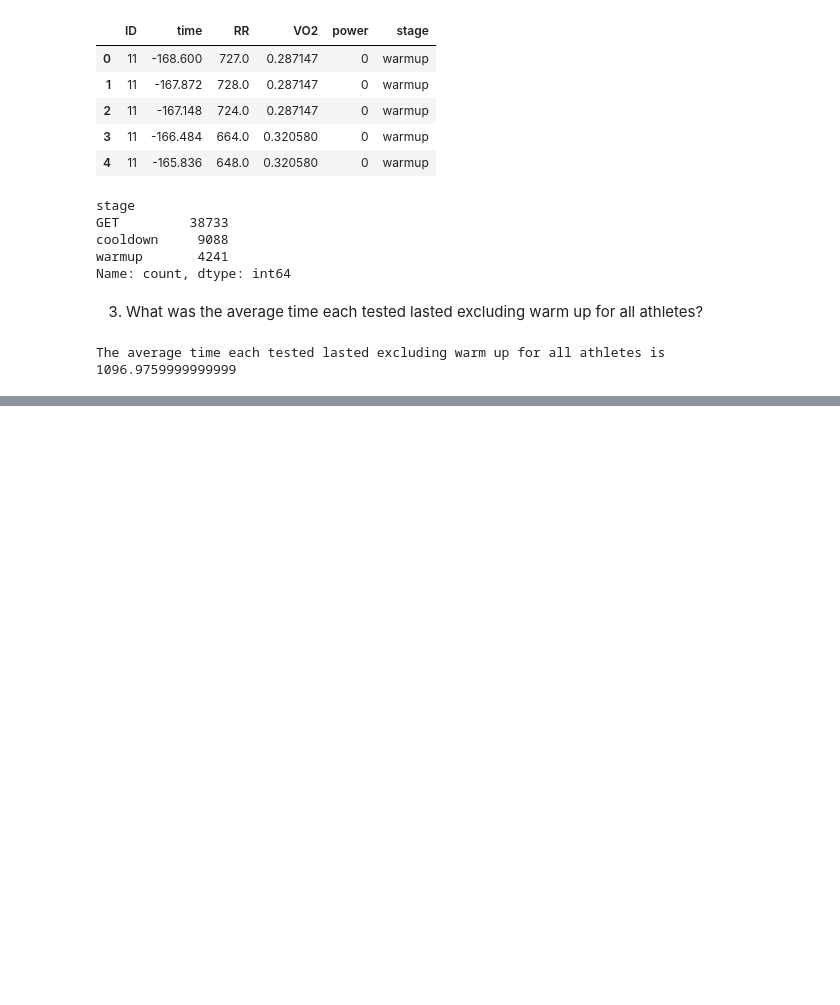
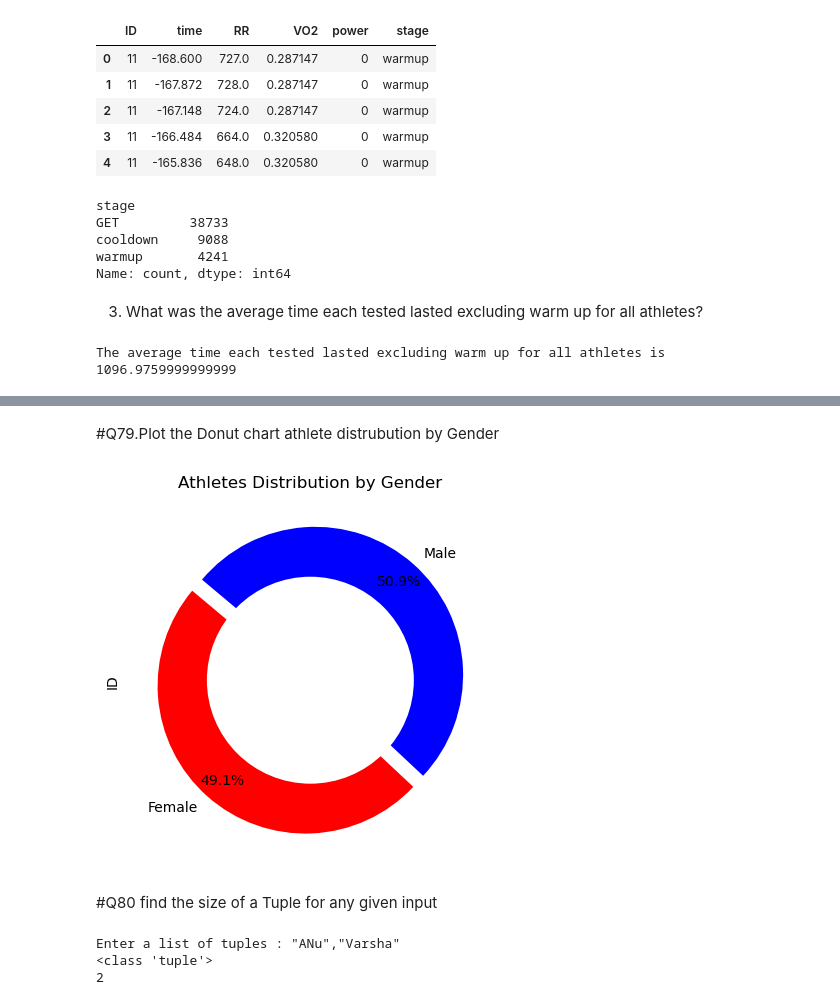
Before and after one commit to anuvarsha2642/3_Code_Rangers_PythonHackathon_Aug24, a Jupyter notebook: 3_CodeRangers_PythonHackathon_Aug24.ipynb, the cells around one changed output, grey strips where cells are left out. Saved outputs shown, nothing was run; the diff lists cells and outputs as text; code cells hidden in the pictures; blank space fills up the shorter version.

```diff
--- a/3_CodeRangers_PythonHackathon_Aug24.ipynb
+++ b/3_CodeRangers_PythonHackathon_Aug24.ipynb
@@ -86,0 +350,44 @@ df_Fencing=pd.read_csv(file_path_Fencing)
+# %% [markdown]
+#Q79.Plot the Donut chart athlete distrubution by Gender
+# %%
+import pandas as pd
+import matplotlib.pyplot as plt
+grouped_df = df_Athletes.groupby('Gender')['ID'].sum()
+
+
+colors = ['#FF0000', '#0000FF']
+explode = (0.05, 0.05)
+grouped_df.plot.pie(
+    colors=colors,
+    labels=grouped_df.index,
+    autopct='%1.1f%%',
+    pctdistance=0.85,
+    explode=explode,
+
+    startangle=140
+)
+
+centre_circle = plt.Circle((0, 0), 0.70, fc='white')
+fig = plt.gcf()  # Get current figure
+fig.gca().add_artist(centre_circle)
+
+
+plt.title('Athletes Distribution by Gender')
+
+plt.show()
+# %% [output]
+[figure, added]
+# %% [markdown]
+#Q80 find the size of a Tuple for any given input
+# %%
+# Prompt the user to enter a list of tuples
+user_input = input("Enter a list of tuples : ")
+
+# Convert the user input string to a list of tuples using eval()
+tuple_list = eval(user_input)
+print(type(tuple_list))
+print(len(tuple_list))
+# %% [output]
+Enter a list of tuples : "ANu","Varsha"
+<class 'tuple'>
+2
```
Also changed, not shown: parts of 36 cells of this notebook, 1 other file.
